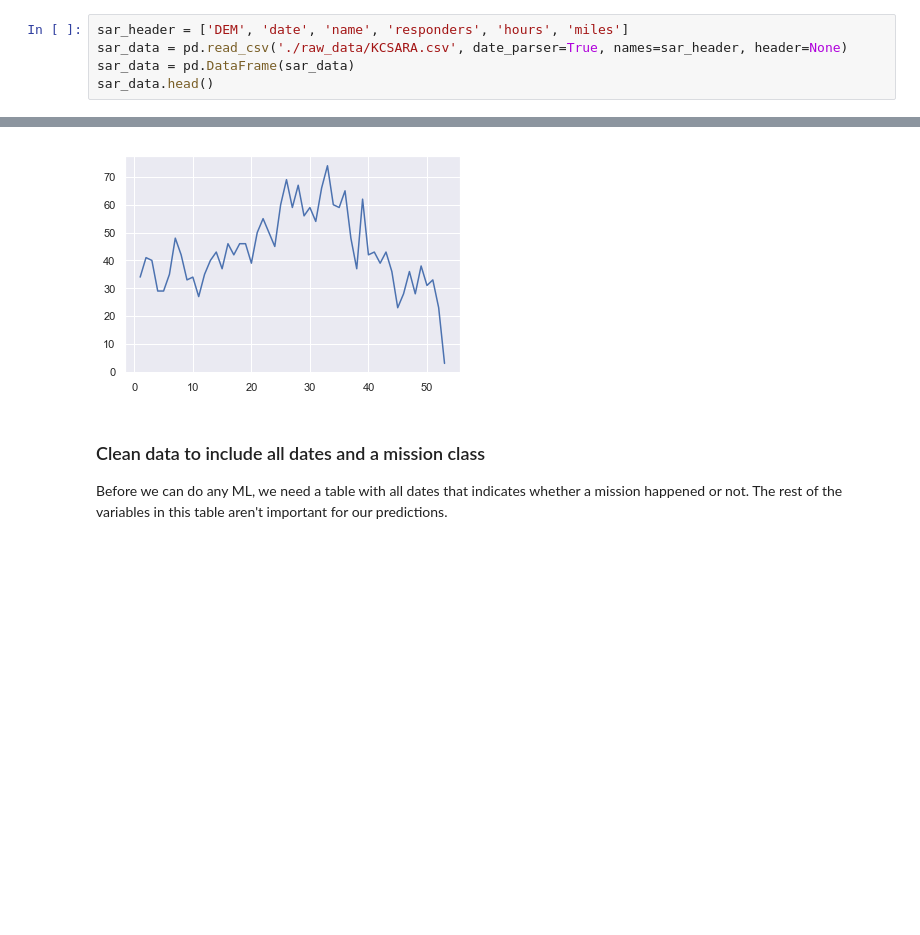
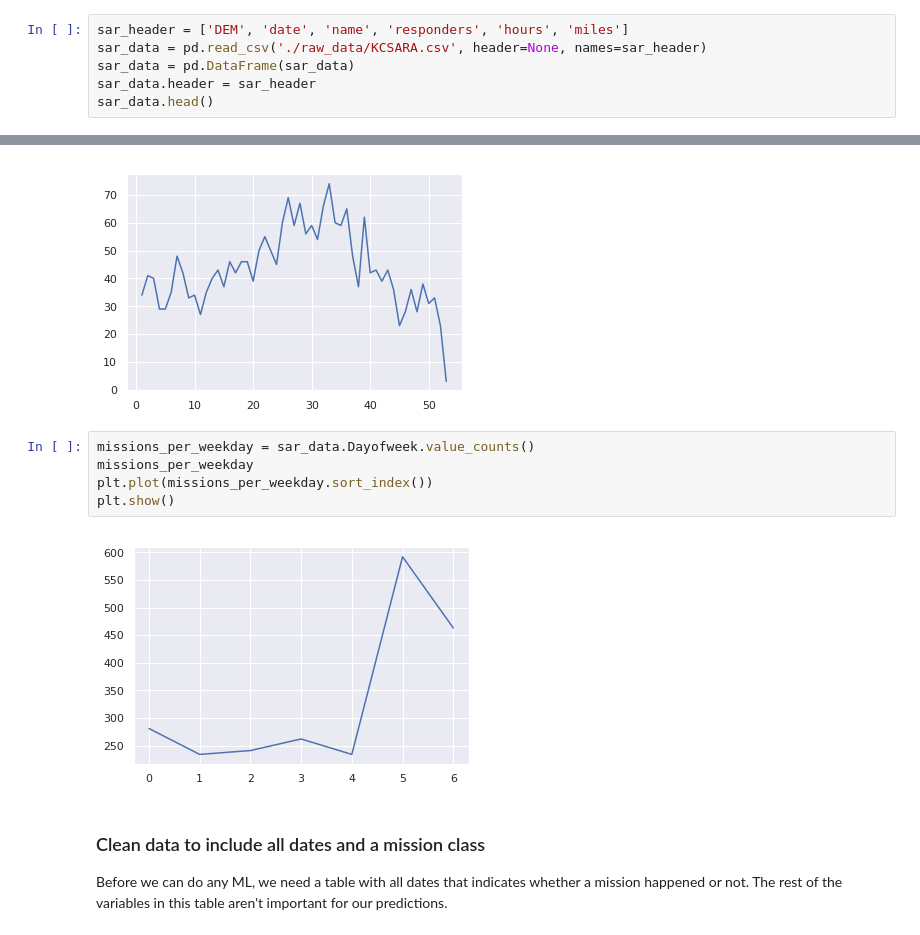
Before and after one commit to afederation/RescueForcast, a Jupyter notebook: DataExploration.ipynb, the cells around one changed output, grey strips where cells are left out. Drawn from its saved outputs; the diff is of its cells as text; blank space fills up the shorter version.

```diff
--- a/DataExploration.ipynb
+++ b/DataExploration.ipynb
@@ -23,8 +29,9 @@ sns.set()
 %matplotlib inline
 # %%
 sar_header = ['DEM', 'date', 'name', 'responders', 'hours', 'miles']
-sar_data = pd.read_csv('./raw_data/KCSARA.csv', date_parser=True, names=sar_header, header=None)
+sar_data = pd.read_csv('./raw_data/KCSARA.csv', header=None, names=sar_header)
 sar_data = pd.DataFrame(sar_data)
+sar_data.header = sar_header
 sar_data.head()
 # %% [output]
 |  | DEM | date | name | responders | hours | miles |
@@ -118,6 +125,13 @@ plt.plot(missions_per_week.sort_index())
 plt.show()
 # %% [output]
 [figure]
+# %%
+missions_per_weekday = sar_data.Dayofweek.value_counts()
+missions_per_weekday
+plt.plot(missions_per_weekday.sort_index())
+plt.show()
+# %% [output]
+[figure, added]
 # %% [markdown]
 ### Clean data to include all dates and a mission class
 
```
Also changed, not shown: parts of 14 cells of this notebook, 3 other files.
